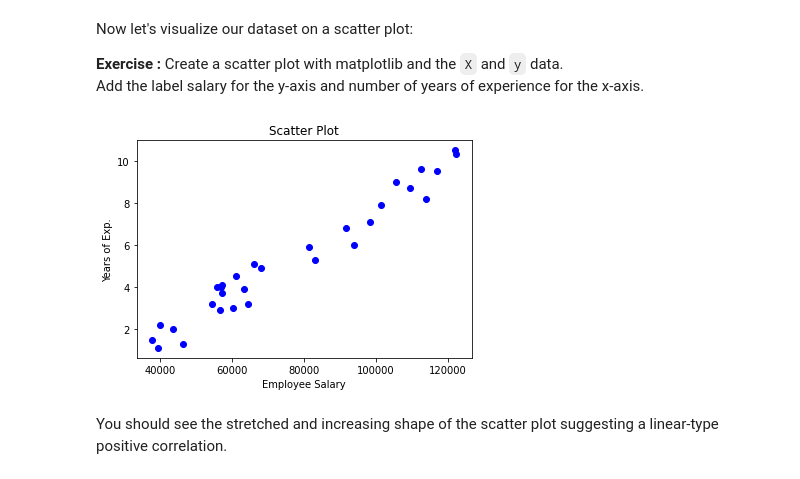
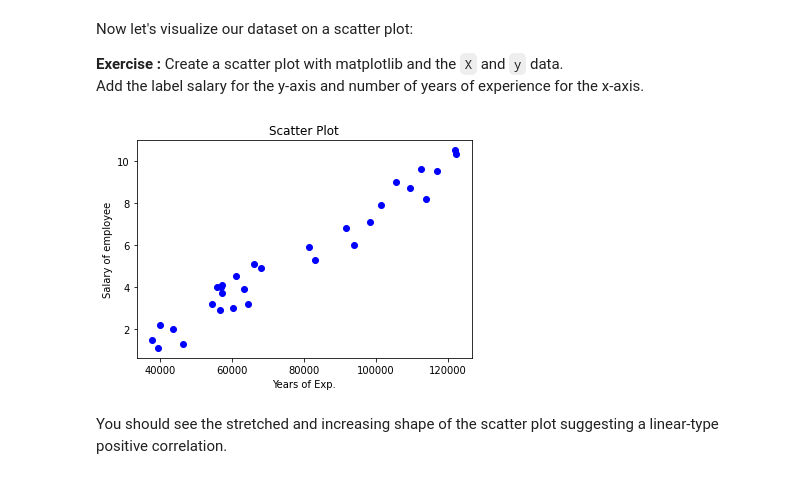
Before and after one commit to HavvaEb/Machine_Learning_exercise, a Jupyter notebook: 4.machine_learning/1.Regression/01-Simple_linear_regression_sklearn.ipynb, the cells around one changed output. Drawn from its saved outputs; the diff is of its cells as text; code cells hidden in the pictures.

```diff
--- a/4.machine_learning/1.Regression/01-Simple_linear_regression_sklearn.ipynb
+++ b/4.machine_learning/1.Regression/01-Simple_linear_regression_sklearn.ipynb
@@ -154,15 +154,15 @@ Add the label salary for the y-axis and number of years of experience for the x-
 # %%
 import matplotlib.pyplot as plt
 import seaborn as sns
 ax = plt.gca()
 #print(X_features)
 plt.scatter(X_features, y_target, color="blue")
 plt.title("Scatter Plot")
-plt.xlabel("Employee Salary")
-plt.ylabel("Years of Exp.")
+plt.xlabel("Years of Exp.")
+plt.ylabel("Salary of employee")
 plt.show()
 # %% [output]
-[figure, old version]
+[figure, new version]
 # %% [markdown]
 You should see the stretched and increasing shape of the scatter plot suggesting a linear-type positive correlation.
 # %% [markdown]
```
Also changed, not shown: parts of 2 cells of this notebook.
